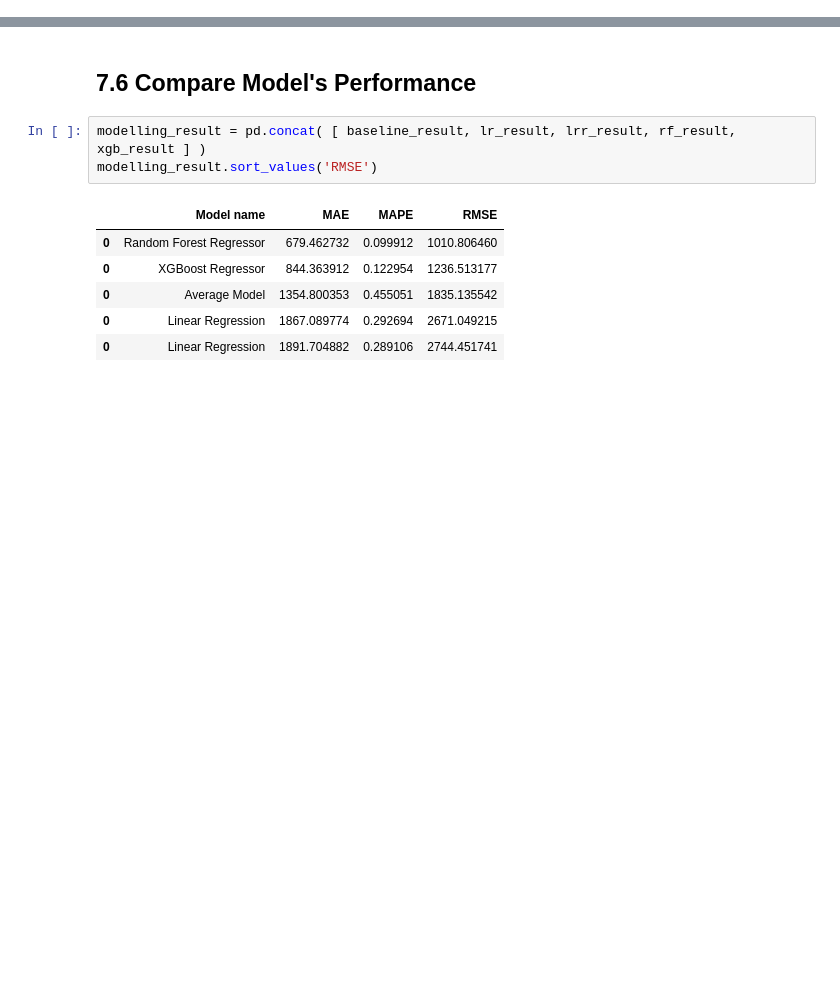
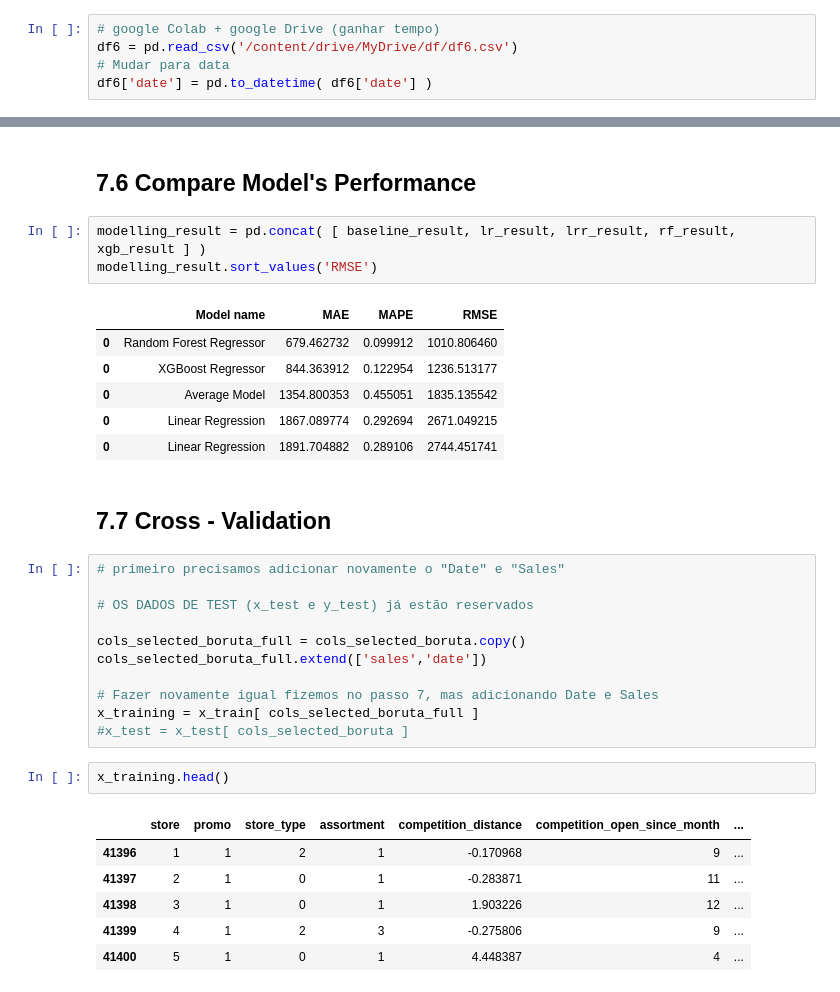
Before and after one commit to miguelzeph/curso_ds_em_producao, a Jupyter notebook: notebook_store_sales_prediction.ipynb, the cells around one changed output, grey strips where cells are left out. Cells and saved outputs as stored; diff of their text form; blank space fills up the shorter version.

Commit message:
Finalizando Cross Validation

```diff
--- a/notebook_store_sales_prediction.ipynb
+++ b/notebook_store_sales_prediction.ipynb
@@ -1633,6 +1640,11 @@ Ele testa as variáveis uma a uma e combinada, se aumentar a accuracy, ele deixa
 <img src = './img/wrapper_method.png' width = '40%'>
 # %%
 df6 = df5.copy()
+# %%
+# google Colab + google Drive (ganhar tempo)
+df6 = pd.read_csv('/content/drive/MyDrive/df/df6.csv')
+# Mudar para data
+df6['date'] = pd.to_datetime( df6['date'] )
 # %%
 df6.head(1)
 # %% [output]
@@ -1986,3 +2003,25 @@ modelling_result.sort_values('RMSE')
 | 0 | Average Model | 1354.800353 | 0.455051 | 1835.135542 |
 | 0 | Linear Regression | 1867.089774 | 0.292694 | 2671.049215 |
 | 0 | Linear Regression | 1891.704882 | 0.289106 | 2744.451741 |
+# %% [markdown]
+## 7.7 Cross - Validation
+# %%
+# primeiro precisamos adicionar novamente o "Date" e "Sales"
+
+# OS DADOS DE TEST (x_test e y_test) já estão reservados
+
+cols_selected_boruta_full = cols_selected_boruta.copy()
+cols_selected_boruta_full.extend(['sales','date'])
+
+# Fazer novamente igual fizemos no passo 7, mas adicionando Date e Sales
+x_training = x_train[ cols_selected_boruta_full ]
+#x_test = x_test[ cols_selected_boruta ]
+# %%
+x_training.head()
+# %% [output]
+|  | store | promo | store_type | assortment | competition_distance | competition_open_since_month | ... |
+| 41396 | 1 | 1 | 2 | 1 | -0.170968 | 9 | ... |
+| 41397 | 2 | 1 | 0 | 1 | -0.283871 | 11 | ... |
+| 41398 | 3 | 1 | 0 | 1 | 1.903226 | 12 | ... |
+| 41399 | 4 | 1 | 2 | 3 | -0.275806 | 9 | ... |
+| 41400 | 5 | 1 | 0 | 1 | 4.448387 | 4 | ... |
```
Also changed, not shown: parts of 4 cells of this notebook.
